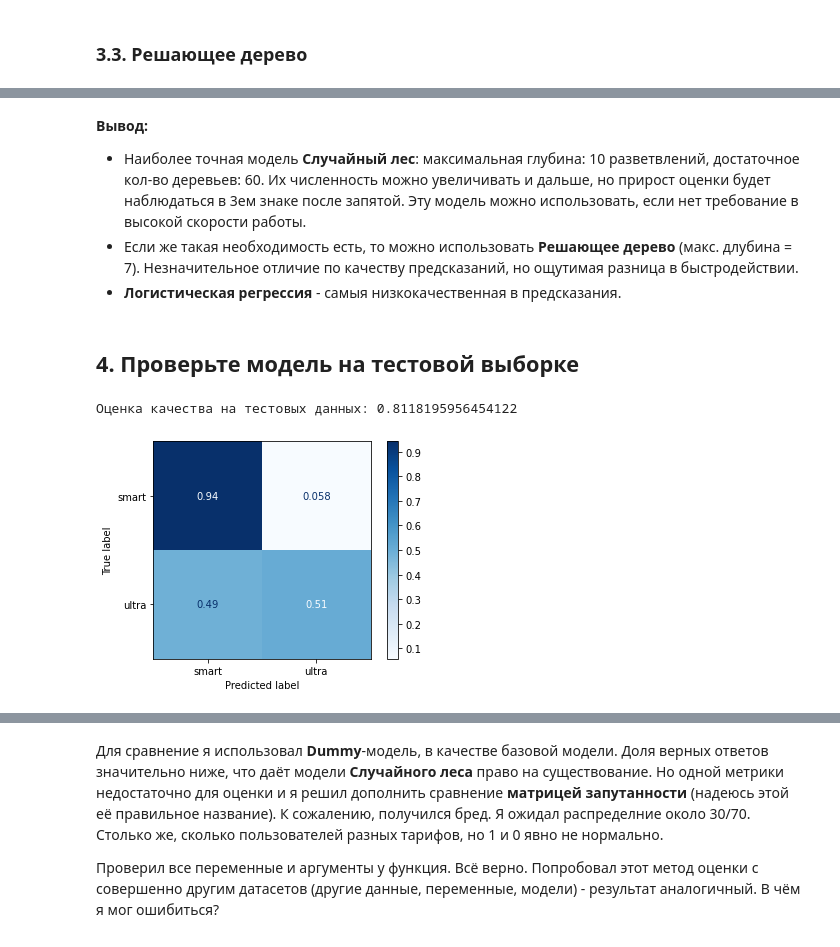
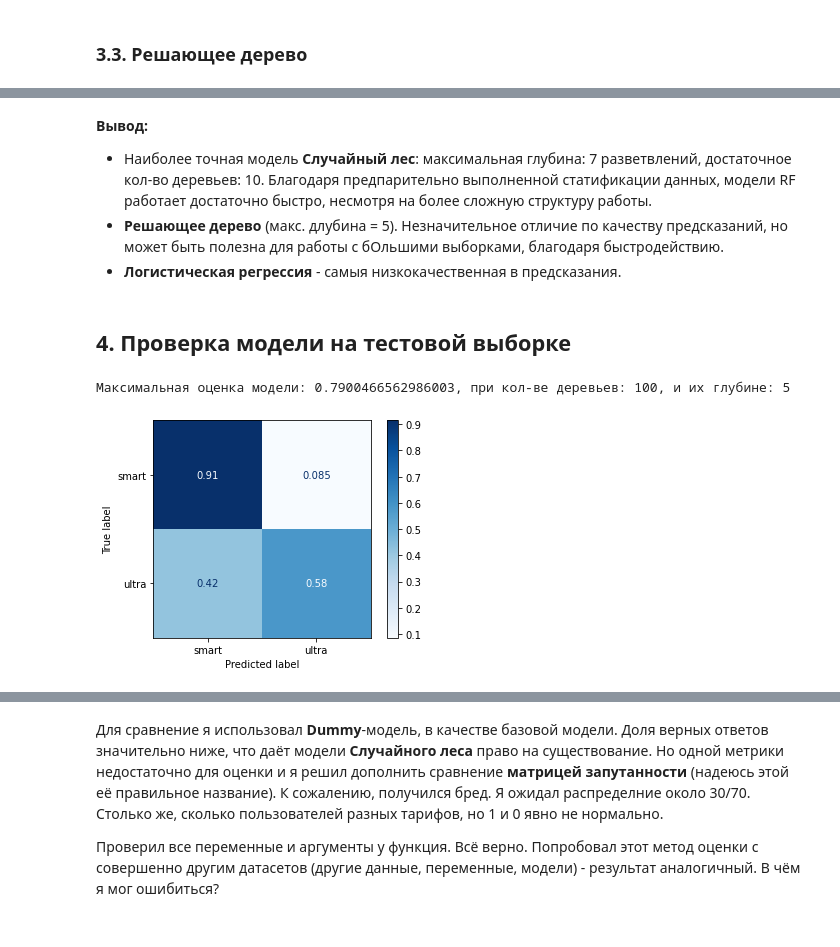
Before and after one commit to Danspers/6.Recomend-system-for-tariffs, a Jupyter notebook: Recomend_system_for_tarrifs.ipynb, the cells around one changed output, grey strips where cells are left out. Saved outputs shown, nothing was run; the diff lists cells and outputs as text; code cells hidden in the pictures.

```diff
--- a/Recomend_system_for_tarrifs.ipynb
+++ b/Recomend_system_for_tarrifs.ipynb
@@ -90,8 +110,10 @@ df.head()
 features = df.drop('tariff', axis=1) # выделение признаков
 target = df['tariff']
 
+# выделение тренировочной выборки
 train_features, other_features, train_target, other_target = train_test_split(
-    features, target, test_size=0.40, random_state=1234) # выделение тренировочной выборки
+    features, target, train_size=0.60, stratify=target, random_state=1234)  # UPD, добавлен пар. stratify
 
+# выделение валидационной и тестовой выборок
 valid_features, test_features, valid_target, test_target = train_test_split(
-    other_features, other_target, test_size=0.5, random_state=1234) # выделение валидационной и тестовой выборок
+    other_features, other_target, test_size=0.50, stratify=other_target, random_state=1234)
@@ -114,7 +153,7 @@ best_accuracy = 0
 list_est = []
 list_accurasy = []
 
-for est in range(10, 101, 10):
+for est in tqdm(range(10, 101, 10)): # подбор гиперпараметров модели для наивышлего качества
     for depth in range(1, 13):
         model = RandomForestClassifier(max_depth=depth, n_estimators=est, random_state=1234) # создание модели
         model.fit(train_features, train_target)  # обучение модели
@@ -124,16 +163,17 @@ for est in range(10, 101, 10):
             best_accuracy = valid_accuracy #фиксация лучших результатов и гиперпараметров
             best_depth = depth
             best_est = est
-    list_est.append(est)
+    list_est.append(est) # сохранение значений результатов и гиперпараметров
     list_accurasy.append(best_accuracy)
-    #print(est, best_accuracy) # пошаговый вывод заменён на графическое отображение
 
-print(f'Максимальная оценка модели: {best_accuracy}, при кол-ве деревьев: {est}, и их глубине: {best_depth}')
+print(f'\n Максимальная оценка модели: {best_accuracy}, при кол-ве деревьев: {best_est}, и их глубине: {best_depth}')
 
+
+# Визуализация зависимости качества модели от изменения гиперпараметра.
 accurasy_data = pd.DataFrame({'est': list_est, 'accuracy': list_accurasy})
-accurasy_data.plot(style='o-', x='est', y='accuracy', grid=True, legend=False, figsize=(15,7),
-         title='Зависимость качества модели от настройки гиперпараметра.',
-         xlabel='est - кол-во деревьев в "Случайном лесу"', ylabel='accuracy - доли верных предсказаний')
-plt.ylim(0.80, 0.85);
+accurasy_data.plot(style='o-', x='est', y='accuracy', grid=True, legend=False, figsize=(15,7), ylim=(0.80, 0.81),
+                   title='Зависимость качества модели от настройки гиперпараметра.',
+                   xlabel='n_estimators - кол-во деревьев в "Случайном лесу"',
+                   ylabel='accuracy - доли верных предсказаний')
 plt.show()
 # %% [output]
@@ -177,23 +226,25 @@ print(f'Максимальная оценка качества модели: {be
 # %% [markdown]
 **Вывод:**
-- Наиболее точная модель **Случайный лес**: максимальная глубина: 10 разветвлений, достаточное кол-во деревьев: 60. Их численность можно увеличивать и дальше, но прирост оценки будет наблюдаться в 3ем знаке после запятой. Эту модель можно использовать, если нет требование в высокой скорости работы.
-- Если же такая необходимость есть, то можно использовать **Решающее дерево** (макс. длубина = 7). Незначительное отличие по качеству предсказаний, но ощутимая разница в быстродействии.
+- Наиболее точная модель **Случайный лес**: максимальная глубина: 7 разветвлений, достаточное кол-во деревьев: 10. Благодаря предпарительно выполненной статификации данных, модели RF работает достаточно быстро, несмотря на более сложную структуру работы.
+- **Решающее дерево** (макс. длубина = 5). Незначительное отличие по качеству предсказаний, но может быть полезна для работы с бОльшими выборками, благодаря быстродействию.
 - **Логистическая регрессия** - самыя низкокачественная в предсказания.
 # %% [markdown]
 <a id='section_4'></a>
-## 4. Проверьте модель на тестовой выборке
+## 4. Проверка модели на тестовой выборке
 # %%
-model = RandomForestClassifier(max_depth=10, n_estimators=60, random_state=1234)
-model.fit(train_features, train_target)
-test_prediction = model.predict(test_features) #предсказание на тестовой выборке
+tr_val_features = pd.concat([train_features, valid_features], ignore_index=True) # увеличение обучающей выборки за счёт
+tr_val_target = pd.concat([train_target, valid_target], ignore_index=True)       # объединения тренер. и валидацион. выборок
 
+model = RandomForestClassifier(max_depth=10, n_estimators=7, random_state=1234)
+model.fit(tr_val_features, tr_val_target)
+test_prediction = model.predict(test_features) # предсказание на тестовой выборке
 test_accuracy = accuracy_score(test_target, test_prediction)  # Оценка качества на тестовой выборке
 
-plot_confusion_matrix(estimator=model, X=test_features, y_true=test_target, normalize='true', cmap='Blues')
+plot_confusion_matrix(estimator=model, X=test_features, y_true=test_target, normalize='true', cmap='Blues');
 
-print('Оценка качества на тестовых данных:', test_accuracy)
+print(f'Максимальная оценка модели: {best_accuracy}, при кол-ве деревьев: {est}, и их глубине: {best_depth}')
 # %% [output]
-Оценка качества на тестовых данных: 0.8118195956454122
+Максимальная оценка модели: 0.7900466562986003, при кол-ве деревьев: 100, и их глубине: 5
-[figure, old version]
+[figure, new version]
 # %% [markdown]
 Доля верных предсказаний, не достаточно велика, чтобы возникла проблема _переобучения_, и в тоже время не достаточно низкая, чтобы вызвать подозрение в _недообучении_. Тариф `smart` модель предсказывает практически идеально, что нельзя сказать про `ultra`. Возможно это связано с разным количеством пользователей этих тарифов.
```
Also changed, not shown: parts of 19 cells of this notebook.
